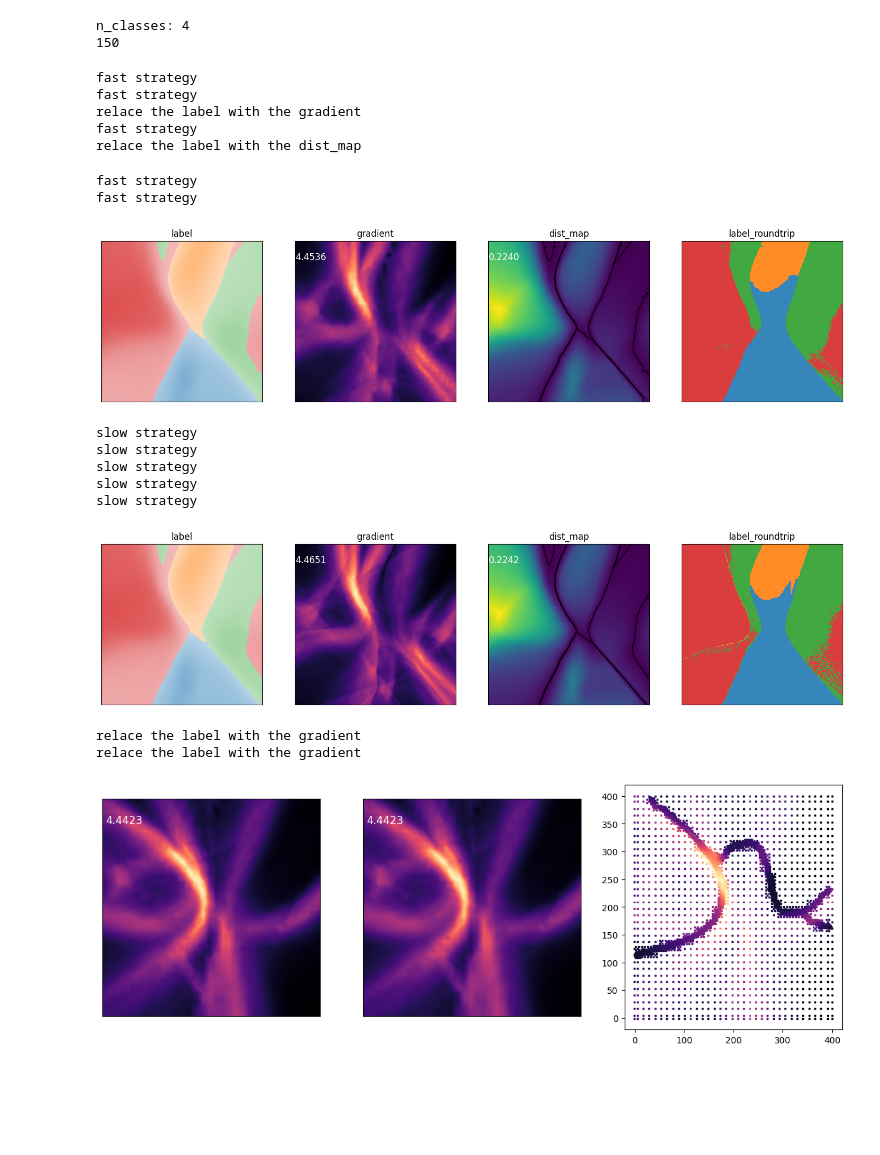
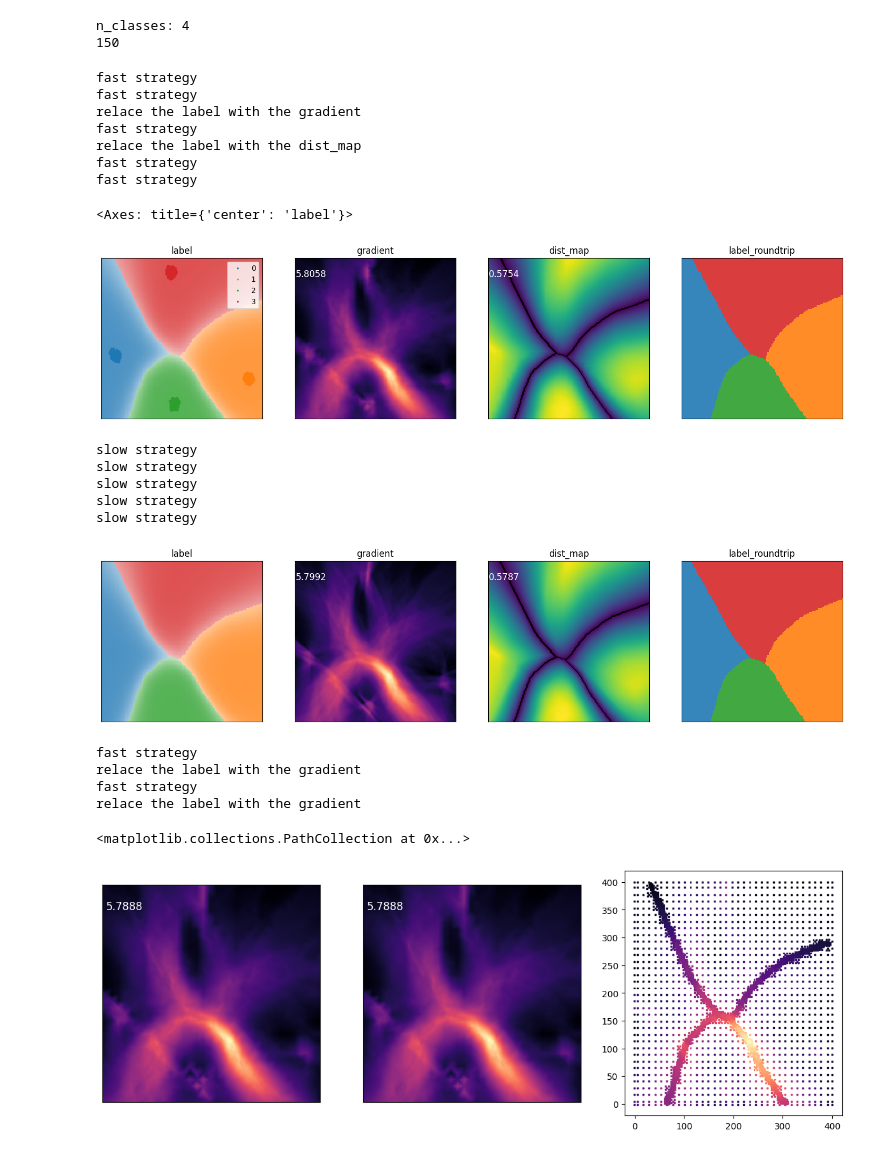
Before and after one commit to wuyuyu1024/map_builder, a Jupyter notebook: draft.ipynb, the cells around one changed output. Drawn from its saved outputs; the diff is of its cells as text; code cells hidden in the pictures; blank space fills up the shorter version.

```diff
--- a/draft.ipynb
+++ b/draft.ipynb
@@ -21,11 +22,16 @@ To enable them in other operations, rebuild TensorFlow with the appropriate comp
 # %%
-X, y = make_blobs(n_samples=800, centers=4, n_features=10, random_state=42)
-X = maxabs_scale(X)
+X, y = make_blobs(n_samples=800, centers=4, n_features=30, random_state=42)
+X = minmax_scale(X)
 # X, y = fetch_openml('mnist_784', version=1, return_X_y=True, as_frame=False)
 # X = np.array(X)
 # y = np.array(y)
 # X = X.astype('float32') / 255.
 # y = y.astype('int')
 # X, _, y, _ = train_test_split(X, y, train_size=2000, test_size=2000, random_state=420)
-clf = LogisticRegression()
-clf.fit(X, y)
+# iris = load_iris()
+# X = iris.data
+# y = iris.target
+# X = minmax_scale(X)
+
+# clf = LogisticRegression()
+# clf.fit(X, y)
@@ -34,13 +38,19 @@ LogisticRegression()
 # %%
-P = UMAP(n_components=2)
+# P = UMAP(n_components=2)
 
-# X2D = TSNE(n_components=2).fit_transform(X)
-X2D = P.fit_transform(X)
-plt.scatter(X2D[:, 0], X2D[:, 1], c=y)
-Pinv = NNinv_torch(dims=[128, 256, 512, 1024])
-# Pinv = NNinv_torch()
-# Pinv = RBFinv()
-# Pinv = Pinv_ilamp()
-Pinv.fit(X2D, X)
+# # X2D = TSNE(n_components=2).fit_transform(X)
+# X2D = P.fit_transform(X)
+# plt.scatter(X2D[:, 0], X2D[:, 1], c=y)
+# Pinv = NNinv_torch(dims=[128, 256, 512, 1024])
+# # Pinv = NNinv_torch()
+# # Pinv = RBFinv()
+# # Pinv = Pinv_ilamp()
+# Pinv.fit(X2D, X)
+
+# PPinv = SSNP()
+PPinv = PPinvWrapper(UMAP(n_components=2), NNinv_torch((128, 256, 512, 1024)))
+# PPinv = PPinvWrapper(UMAP(n_components=2), RBFinv())
+PPinv.fit(X=X, y=y)
+X2D = PPinv.transform(X)
 # %% [output]
 device:  cuda:0
@@ -64,33 +73,35 @@ Epoch 150/150, Loss: 0.16542459
 # %%
-builder = MapBuilder(Pinv, None, X2d=X2D, X=X, y=y, scaling=0.9, P=P)
+builder = MapBuilder(PPinv, None, X2d=X2D, X=X, y=y, scaling=0.9)
 # %% [output]
 n_classes: 4
 150
 # %%
 conten_list = ['label', 'gradient',  'dist_map', 'label_roundtrip',]
 fast_strategy = True
 fig, ax = plt.subplots(1, 4, figsize=(18, 5))
 
 # builder.plot_decision_map(ax[0],  fast=fast_strategy, grid=200)
 # builder.plot_training_data(ax=ax[0])
 # builder.plot_gradient_map(ax[1],  fast=fast_strategy, grid=500)
 
 
 for i, content in enumerate(conten_list):
-    builder.plot_map(ax[i], content=content, fast=fast_strategy, grid=200)
+    builder.plot_map(ax[i], content=content, fast=fast_strategy, grid=128)
     ax[i].set_title(content)
     ax[i].set_aspect('equal')
 
-fig.savefig('figures/dummy.png', dpi=300)
+builder.plot_training_data(ax=ax[0])
+# fig.savefig('figures/dummy.png', dpi=300)
 # %% [output]
 fast strategy
 fast strategy
 relace the label with the gradient
 fast strategy
 relace the label with the dist_map
+fast strategy
+fast strategy
-fast strategy
-fast strategy
+<Axes: title={'center': 'label'}>
-[figure, old version]
+[figure, new version]
 # %%
 # fig.savefig('figures/dummy.png', dpi=300)
 # %%
@@ -104,18 +115,18 @@ fig, ax = plt.subplots(1, 4, figsize=(18, 5))
 
 
 for i, content in enumerate(conten_list):
-    builder.plot_map(ax[i], content=content, fast=fast_strategy, grid=200)
+    builder.plot_map(ax[i], content=content, fast=fast_strategy, grid=128)
     ax[i].set_title(content)
     ax[i].set_aspect('equal')
 
-fig.savefig('figures/fast.png', dpi=300)
+# fig.savefig('figures/fast.png', dpi=300)
 # %% [output]
 slow strategy
 slow strategy
 slow strategy
 slow strategy
 slow strategy
-[figure, old version]
+[figure, new version]
 # %%
 conten_list = ['label', 'gradient', 'label_roundtirp']
 fast_strategy = True
@@ -128,11 +139,14 @@ _, sparse = builder.plot_gradient_map(ax[1],  fast=fast_strategy, grid=400)
 # builder.plot_boundary(ax[1], grid=400, fast=fast_strategy)
 ax[2].scatter(sparse[:, 0], sparse[:, 1], c=sparse[:, 2], cmap='magma', marker='s', s=2)
 
-fig.savefig('figures/spares.png', dpi=300)
+# fig.savefig('figures/spares.png', dpi=300)
 # %% [output]
+fast strategy
 relace the label with the gradient
+fast strategy
 relace the label with the gradient
+<matplotlib.collections.PathCollection at 0x...>
-[figure, old version]
+[figure, new version]
 # %%
 conten_list = ['label', 'gradient', 'label_roundtirp']
 fast_strategy = True
```
Also changed, not shown: parts of 5 cells of this notebook, 5 other files.
